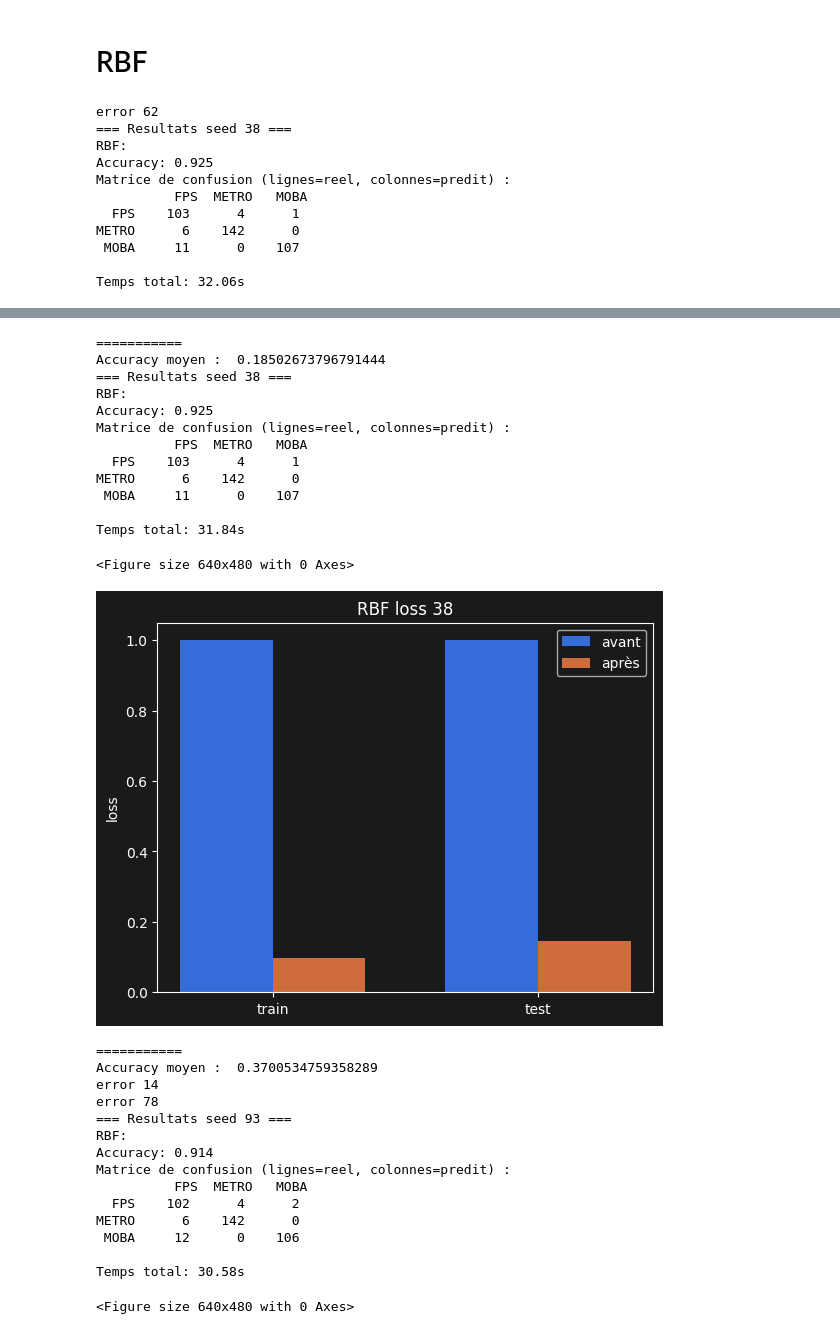
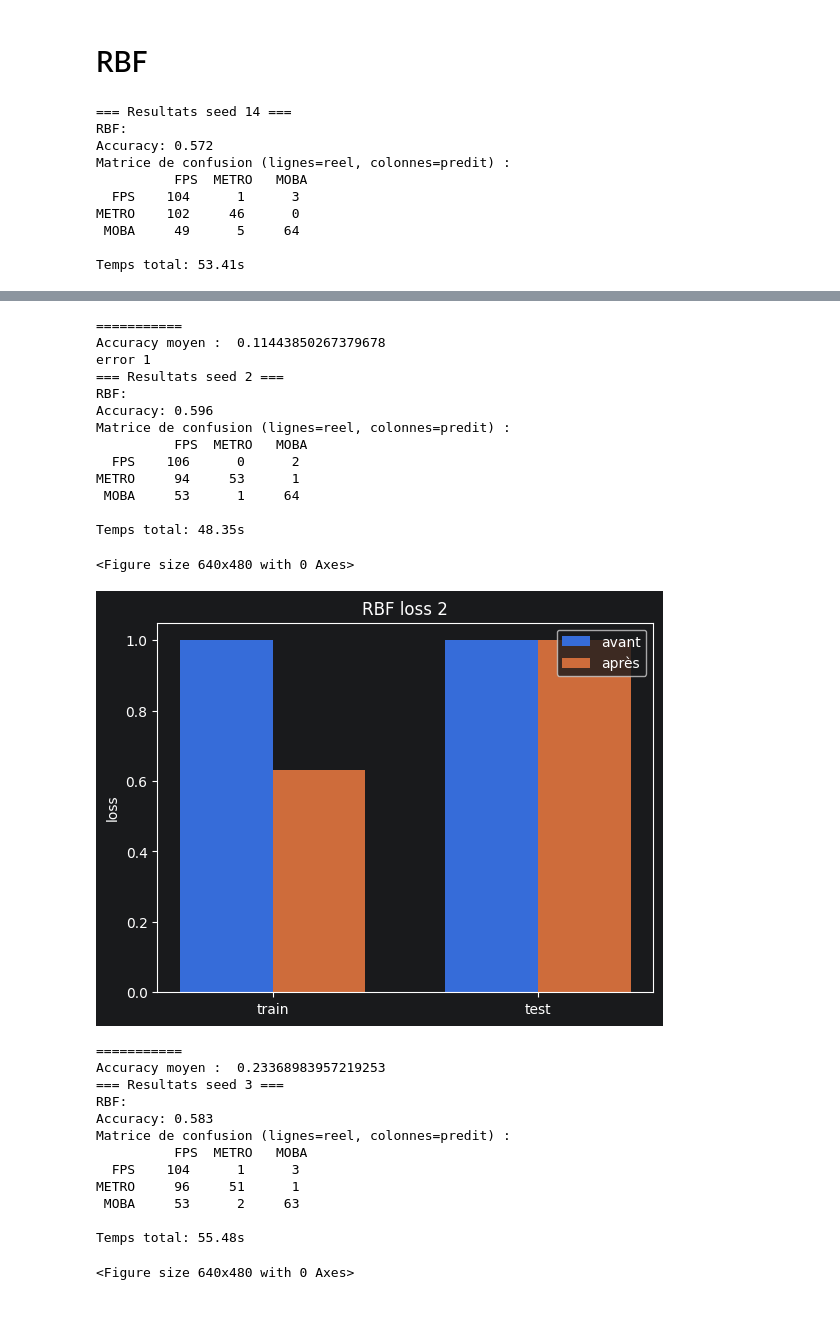
Before and after one commit to StarNova2/Annual-Project-ESGI, a Jupyter notebook: project/PythonProject/[Notebook] Test_modele.ipynb, the cells around one changed output, grey strips where cells are left out. Saved outputs shown, nothing was run; the diff lists cells and outputs as text; code cells hidden in the pictures.

```diff
--- a/project/PythonProject/[Notebook] Test_modele.ipynb
+++ b/project/PythonProject/[Notebook] Test_modele.ipynb
@@ -207,9 +207,9 @@ Images ignorees: 0
 # %%
 #---Entrainement modèle linéaire---
 start_time_all = time.perf_counter()
-epochs = 10000 * split_bundle.x_train.shape[0]             #Nombre de fois où le modèle s'entrainera sur l'ensemble des données
-pas_apprentissage = 0.001          #Pas d'apprentissage du modèle linéaire
-batch_size_like = int(10000000/6.7)             #Calcul du loss tout les x epoch
+epochs = 100000 * split_bundle.x_train.shape[0]             #Nombre de fois où le modèle s'entrainera sur l'ensemble des données
+pas_apprentissage = 0.00001        #Pas d'apprentissage du modèle linéaire
+batch_size_like = int(10_000_000/6.7)             #Calcul du loss tout les x epoch
 liste_seed = [5, 42, 12, 24, 59]
 
 tous_les_train_loss = []
@@ -323,20 +337,20 @@ Classe prédite : FPS
 # %% [markdown]
 # RBF
 # %%
-import random
+#import random
 
 #---Entrainement modèle RBF---
 start_time_all = time.perf_counter()
 mouvement_max = 0.0001      #Mouvement accepté lors de lloyd
-nb_cluster = 520              #Nombre de cluster pour lloyd
-max_loop = 100000             #Nombre maximul de tour
-gamma = 0.01
-liste_seed = [3, 14, 1, 2, 12, 59, 96, 11, 13, 18, 26, 30, 59] #12, 59, 96
+nb_cluster = 30              #Nombre de cluster pour lloyd
+max_loop = 1000             #Nombre maximul de tour
+gamma = 1
+liste_seed = [14, 1, 2, 3]#, 12, 59, 96, 3]# 11, 13, 18, 26, 30, 59] #12, 59, 96
 moy_accuracy = 0
 
-for _ in range(0, 100):
+for i in liste_seed:
     try:
-        i = random.randint(1, 100)
+        #i = random.randint(1, 100)
         start_time = time.perf_counter()
         RBF = OVRRBF(
                 input_dim=split_bundle.x_train.shape[1],
@@ -347,7 +361,7 @@ for _ in range(0, 100):
 
         RBF.entrainement(split_bundle.x_train,split_bundle.y_train,mouvement_max,max_loop, gamma)
 
-        pred = RBF.prediction(split_bundle.x_test)
+        pred = RBF.prediction_labels(split_bundle.x_test)
 
 
         #---Résultats---
@@ -374,14 +388,13 @@ for _ in range(0, 100):
         print(f"error {i}")
         RBF.close()
 # %% [output]
-error 62
-=== Resultats seed 38 ===
+=== Resultats seed 14 ===
 RBF:
-Accuracy: 0.925
+Accuracy: 0.572
 Matrice de confusion (lignes=reel, colonnes=predit) :
           FPS  METRO   MOBA
-  FPS    103      4      1
-METRO      6    142      0
- MOBA     11      0    107
+  FPS    104      1      3
+METRO    102     46      0
+ MOBA     49      5     64
 
-Temps total: 32.06s
+Temps total: 53.41s
@@ -389,29 +402,28 @@ Temps total: 32.06s
 ===========
-Accuracy moyen :  0.18502673796791444
-=== Resultats seed 38 ===
+Accuracy moyen :  0.11443850267379678
+error 1
+=== Resultats seed 2 ===
 RBF:
-Accuracy: 0.925
+Accuracy: 0.596
 Matrice de confusion (lignes=reel, colonnes=predit) :
           FPS  METRO   MOBA
-  FPS    103      4      1
-METRO      6    142      0
- MOBA     11      0    107
+  FPS    106      0      2
+METRO     94     53      1
+ MOBA     53      1     64
 
-Temps total: 31.84s
+Temps total: 48.35s
 <Figure size 640x480 with 0 Axes>
-[figure, old version]
+[figure, new version]
 ===========
-Accuracy moyen :  0.3700534759358289
-error 14
-error 78
-=== Resultats seed 93 ===
+Accuracy moyen :  0.23368983957219253
+=== Resultats seed 3 ===
 RBF:
-Accuracy: 0.914
+Accuracy: 0.583
 Matrice de confusion (lignes=reel, colonnes=predit) :
           FPS  METRO   MOBA
-  FPS    102      4      2
-METRO      6    142      0
- MOBA     12      0    106
+  FPS    104      1      3
+METRO     96     51      1
+ MOBA     53      2     63
 
-Temps total: 30.58s
+Temps total: 55.48s
 <Figure size 640x480 with 0 Axes>
```
Also changed, not shown: parts of 3 cells of this notebook, 27 other files.
